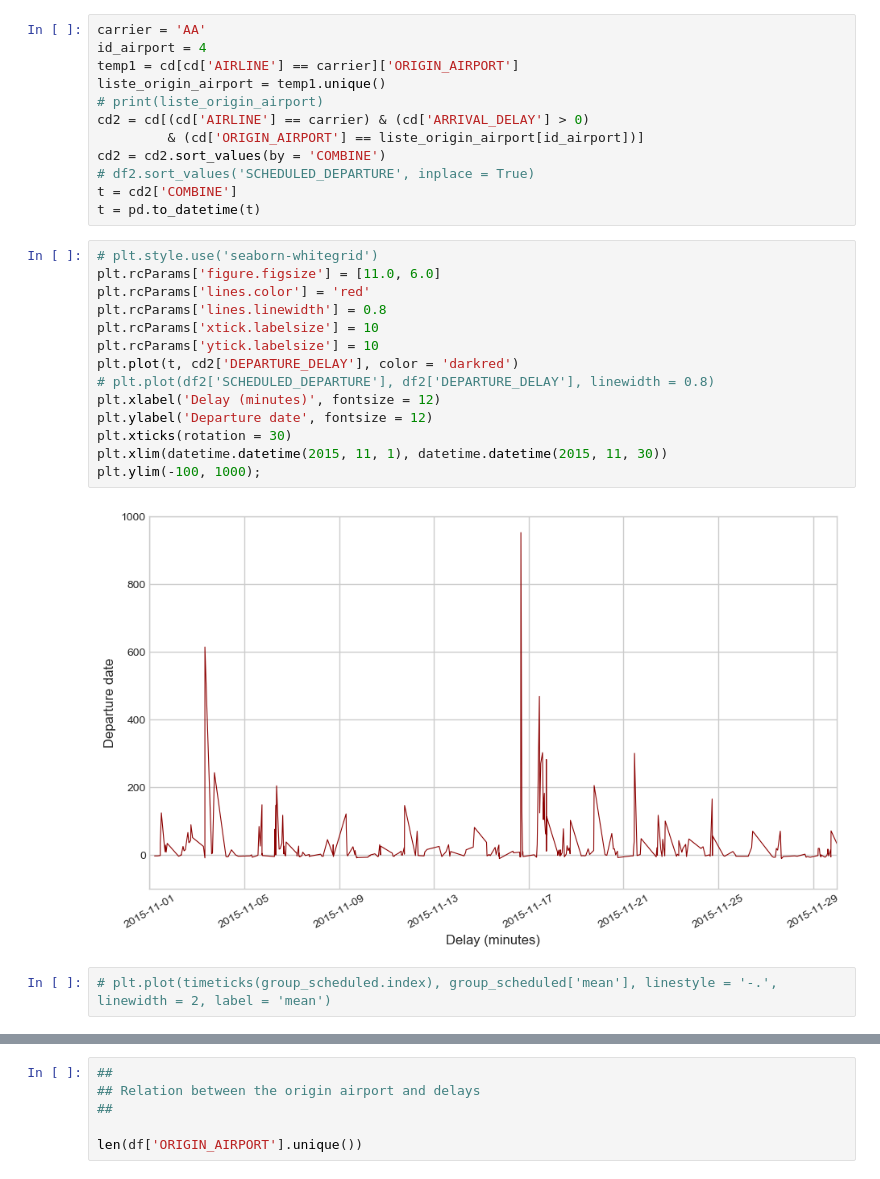
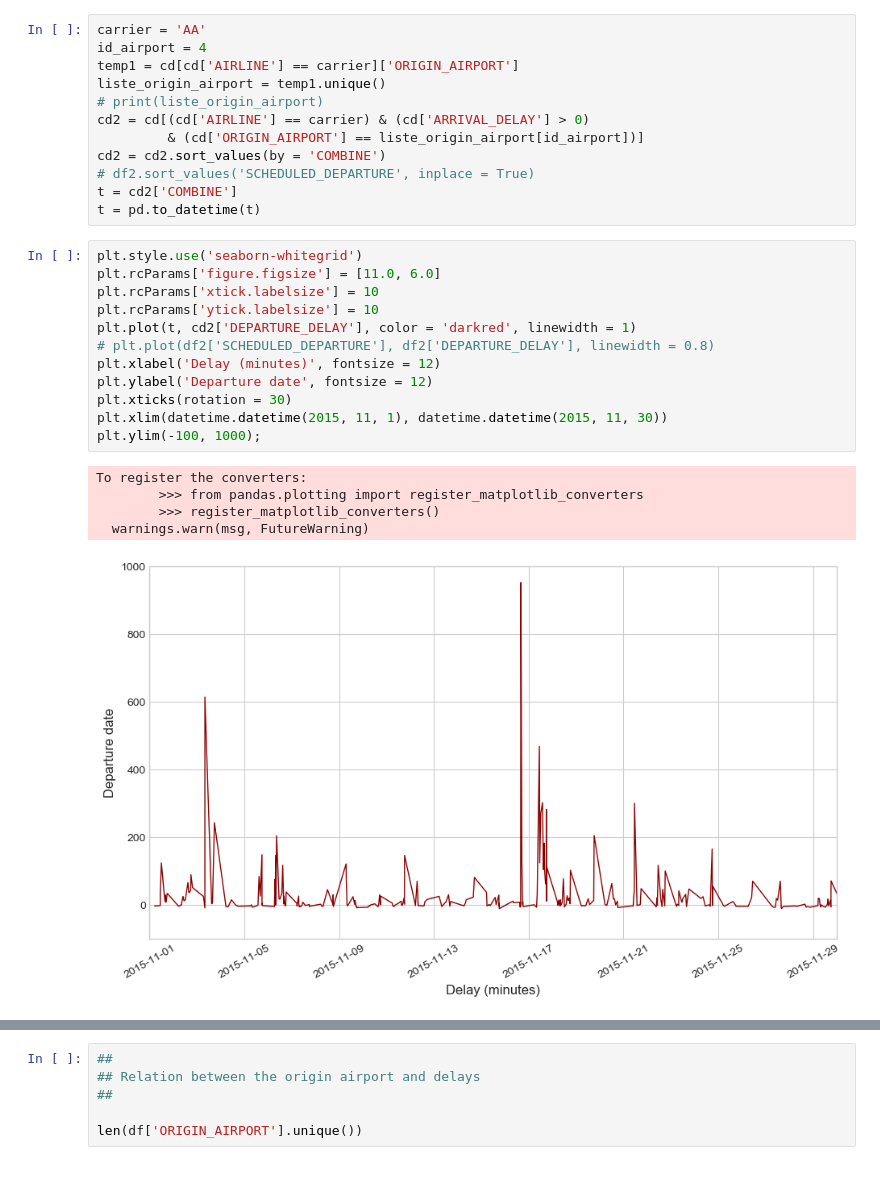
Before and after one commit to INFO6105-Data-Science/Predict-Flight-Delay, a Jupyter notebook: FlightDataAnalysis.ipynb, the cells around one changed output, grey strips where cells are left out. Cells and saved outputs as stored; diff of their text form.

```diff
--- a/FlightDataAnalysis.ipynb
+++ b/FlightDataAnalysis.ipynb
@@ -418,23 +406,23 @@ cd2 = cd2.sort_values(by = 'COMBINE')
 t = cd2['COMBINE']
 t = pd.to_datetime(t)
 # %%
-# plt.style.use('seaborn-whitegrid')
+plt.style.use('seaborn-whitegrid')
 plt.rcParams['figure.figsize'] = [11.0, 6.0]
-plt.rcParams['lines.color'] = 'red'
-plt.rcParams['lines.linewidth'] = 0.8
 plt.rcParams['xtick.labelsize'] = 10
 plt.rcParams['ytick.labelsize'] = 10
-plt.plot(t, cd2['DEPARTURE_DELAY'], color = 'darkred')
+plt.plot(t, cd2['DEPARTURE_DELAY'], color = 'darkred', linewidth = 1)
 # plt.plot(df2['SCHEDULED_DEPARTURE'], df2['DEPARTURE_DELAY'], linewidth = 0.8)
 plt.xlabel('Delay (minutes)', fontsize = 12)
 plt.ylabel('Departure date', fontsize = 12)
 plt.xticks(rotation = 30)
 plt.xlim(datetime.datetime(2015, 11, 1), datetime.datetime(2015, 11, 30))
 plt.ylim(-100, 1000);
 # %% [output]
+To register the converters:
+        >>> from pandas.plotting import register_matplotlib_converters
+        >>> register_matplotlib_converters()
+  warnings.warn(msg, FutureWarning)
-[figure, old version]
+[figure, new version]
-# %%
-# plt.plot(timeticks(group_scheduled.index), group_scheduled['mean'], linestyle = '-.', linewidth = 2, label = 'mean')
 # %%
 cd2.sort_values(by = 'SCHEDULED_DEPARTURE')
 plt.scatter(cd2['SCHEDULED_DEPARTURE'], cd2['DEPARTURE_DELAY'], color = 'lightblue', label = 'original data')
```
Also changed, not shown: parts of 28 cells of this notebook.
